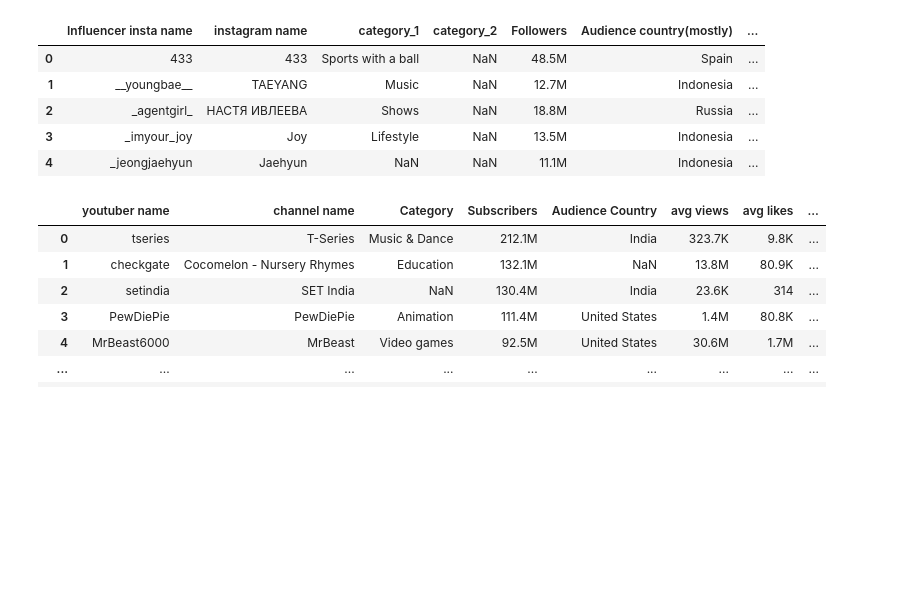
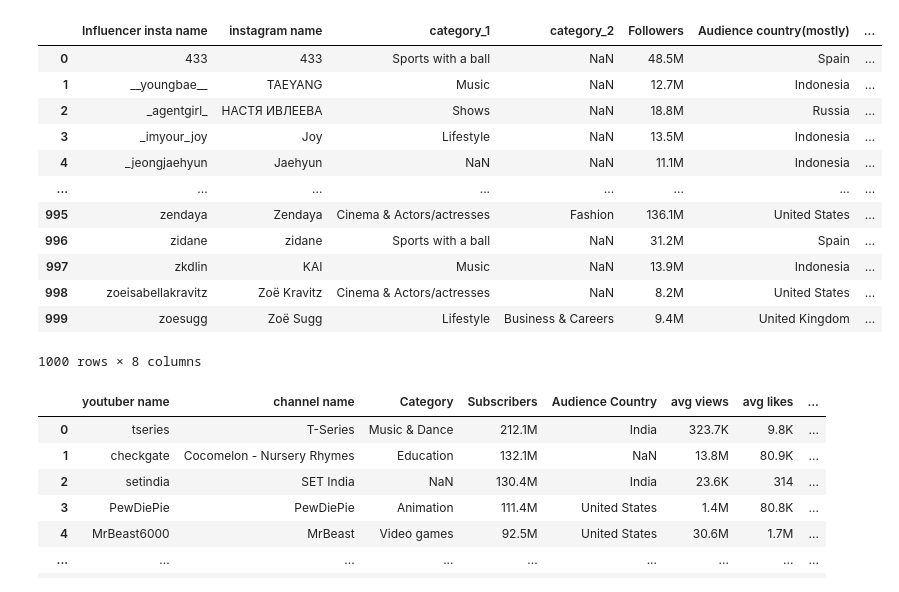
Before and after one commit to mark-m0/Project-1, a Jupyter notebook: SocialInfluencer.ipynb, the cells around one changed output. Drawn from its saved outputs; the diff is of its cells as text; code cells hidden in the pictures; blank space fills up the shorter version.

```diff
--- a/SocialInfluencer.ipynb
+++ b/SocialInfluencer.ipynb
@@ -1,15 +20,20 @@
 # %%
-import pandas as pd
-
 #read data
 instaFile ="Resources/social media influencers - instagram.csv"
 instagram_df= pd.read_csv(instaFile)
-instagram_df.head()
+instagram_df
 # %% [output]
 |  | Influencer insta name | instagram name | category_1 | category_2 | Followers | Audience country(mostly) | ... |
 | 0 | 433 | 433 | Sports with a ball | NaN | 48.5M | Spain | ... |
 | 1 | __youngbae__ | TAEYANG | Music | NaN | 12.7M | Indonesia | ... |
 | 2 | _agentgirl_ | НАСТЯ ИВЛЕЕВА | Shows | NaN | 18.8M | Russia | ... |
 | 3 | _imyour_joy | Joy | Lifestyle | NaN | 13.5M | Indonesia | ... |
 | 4 | _jeongjaehyun | Jaehyun | NaN | NaN | 11.1M | Indonesia | ... |
+| ... | ... | ... | ... | ... | ... | ... | ... |
+| 995 | zendaya | Zendaya | Cinema & Actors/actresses | Fashion | 136.1M | United States | ... |
+| 996 | zidane | zidane | Sports with a ball | NaN | 31.2M | Spain | ... |
+| 997 | zkdlin | KAI | Music | NaN | 13.9M | Indonesia | ... |
+| 998 | zoeisabellakravitz | Zoë Kravitz | Cinema & Actors/actresses | NaN | 8.2M | United States | ... |
+| 999 | zoesugg | Zoë Sugg | Lifestyle | Business & Careers | 9.4M | United Kingdom | ... |
+1000 rows × 8 columns
 # %%
```
Also changed, not shown: parts of 8 cells of this notebook.
